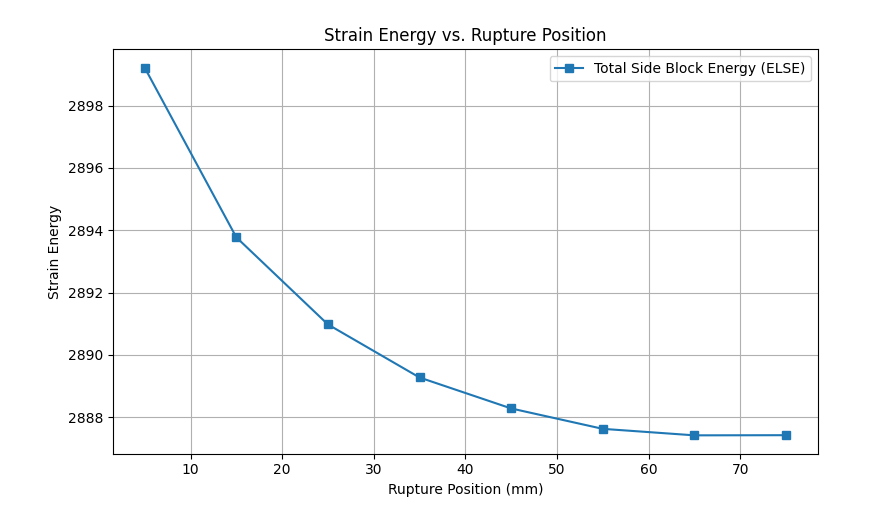
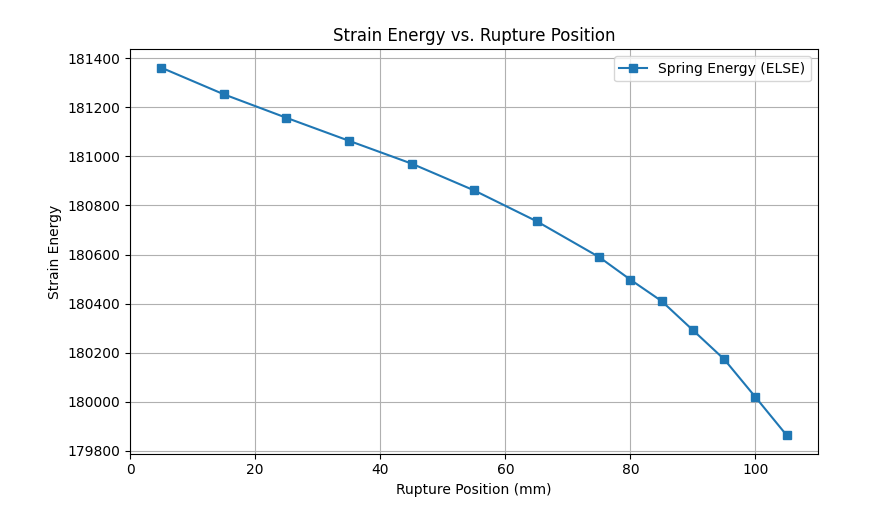
Before and after one commit to Gauss963/PSU-Abaqus, a Jupyter notebook: read-npz.ipynb, the cells around one changed output. Saved outputs shown, nothing was run; the diff lists cells and outputs as text; code cells hidden in the pictures.

Commit message:
feat::Finish bottom-up rupture.

```diff
--- a/read-npz.ipynb
+++ b/read-npz.ipynb
@@ -3,7 +3,7 @@ import numpy as np
 import matplotlib.pyplot as plt
 import os
 
-RUPTURE_POSITIONS = [75, 65, 55, 45, 35, 25, 15, 5]
+RUPTURE_POSITIONS = [105, 100, 95, 90, 85, 80, 75, 65, 55, 45, 35, 25, 15, 5]
 
 spring_energies = []
 center_block_energies = []
@@ -20,33 +20,36 @@ for RUPTURE_POSITION in RUPTURE_POSITIONS:
     data = np.load(filename)
     spring_energies.append(data.get('ELSE-Spring', np.nan))
     center_block_energies.append(data.get('ELSE-Center-Block', np.nan))
     left_block_energies.append(data.get('ELSE-Left-Block', np.nan))
     right_block_energies.append(data.get('ELSE-Right-Block', np.nan))
     steel_plate_block_energies.append(data.get('ELSE-Steel-Plate', np.nan))
 
 spring_energies = np.array(spring_energies)
 center_block_energies = np.array(center_block_energies)
 left_block_energies = np.array(left_block_energies)
 right_block_energies = np.array(right_block_energies)
 steel_plate_block_energies = np.array(steel_plate_block_energies)
 
 TOTAL_ENERGY = spring_energies + center_block_energies + left_block_energies + right_block_energies + steel_plate_block_energies
 
 plt.figure(figsize=(8, 5))
-# plt.plot(RUPTURE_POSITIONS, spring_energies, 's-', label='Spring Energy (ELSE)')
+plt.plot(RUPTURE_POSITIONS, spring_energies, 's-', label='Spring Energy (ELSE)')
 # plt.plot(RUPTURE_POSITIONS, center_block_energies, 's-', label='Center Block Energy (ELSE)')
 # plt.plot(RUPTURE_POSITIONS, left_block_energies, 's-', label='Left Block Energy (ELSE)')
 # plt.plot(RUPTURE_POSITIONS, right_block_energies, 's-', label='Right Block Energy (ELSE)')
-plt.plot(RUPTURE_POSITIONS, left_block_energies+right_block_energies, 's-', label='Total Side Block Energy (ELSE)')
 # plt.plot(RUPTURE_POSITIONS, steel_plate_block_energies, 's-', label='Steel Plate Energy (ELSE)')
+
+
+# plt.plot(RUPTURE_POSITIONS, left_block_energies+right_block_energies, 's-', label='Total Side Block Energy (ELSE)')
 # plt.plot(RUPTURE_POSITIONS, TOTAL_ENERGY, 'o-', label='Total Energy (ELSE)', color='black')
+
 plt.xlabel('Rupture Position (mm)')
 plt.ylabel('Strain Energy')
 plt.title('Strain Energy vs. Rupture Position')
 plt.legend()
 plt.grid(True)
 plt.tight_layout()
 plt.savefig('Strain-energies.pdf', dpi=300)
 plt.show()
 # %% [output]
-[figure, old version]
+[figure, new version]
```
Also changed, not shown: 33 other files.
